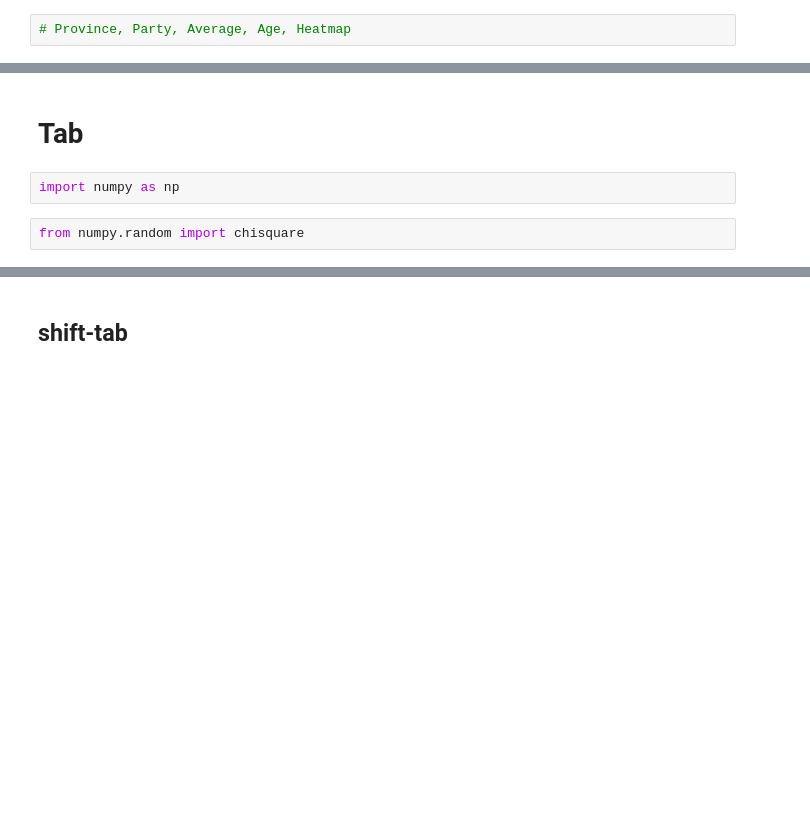
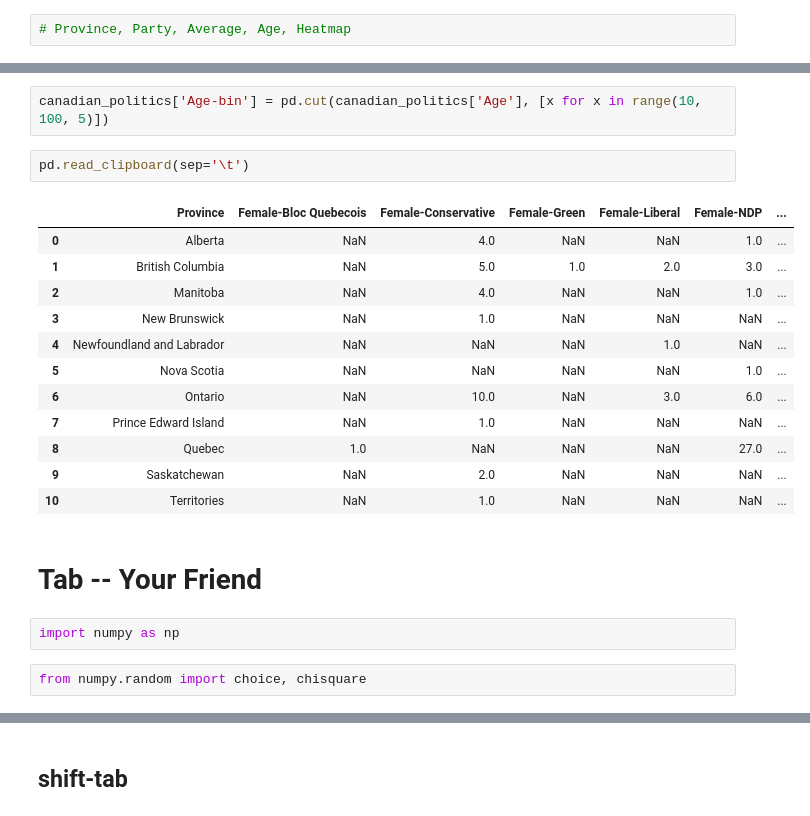
Before and after one commit to jbwhit/jupyter-tips-and-tricks, a Jupyter notebook: notebooks/01-Tips-and-tricks.ipynb, the cells around one changed output, grey strips where cells are left out. Cells and saved outputs as stored; diff of their text form; blank space fills up the shorter version.

```diff
--- a/notebooks/01-Tips-and-tricks.ipynb
+++ b/notebooks/01-Tips-and-tricks.ipynb
@@ -124,11 +123,28 @@ fig.tight_layout()
 pivot_ui(canadian_politics)
 # %% [output]
 [interactive output not drawn]
+# %%
+canadian_politics['Age-bin'] = pd.cut(canadian_politics['Age'], [x for x in range(10, 100, 5)])
+# %%
+pd.read_clipboard(sep='\t')
+# %% [output]
+|  | Province | Female-Bloc Quebecois | Female-Conservative | Female-Green | Female-Liberal | Female-NDP | ... |
+| 0 | Alberta | NaN | 4.0 | NaN | NaN | 1.0 | ... |
+| 1 | British Columbia | NaN | 5.0 | 1.0 | 2.0 | 3.0 | ... |
+| 2 | Manitoba | NaN | 4.0 | NaN | NaN | 1.0 | ... |
+| 3 | New Brunswick | NaN | 1.0 | NaN | NaN | NaN | ... |
+| 4 | Newfoundland and Labrador | NaN | NaN | NaN | 1.0 | NaN | ... |
+| 5 | Nova Scotia | NaN | NaN | NaN | NaN | 1.0 | ... |
+| 6 | Ontario | NaN | 10.0 | NaN | 3.0 | 6.0 | ... |
+| 7 | Prince Edward Island | NaN | 1.0 | NaN | NaN | NaN | ... |
+| 8 | Quebec | 1.0 | NaN | NaN | NaN | 27.0 | ... |
+| 9 | Saskatchewan | NaN | 2.0 | NaN | NaN | NaN | ... |
+| 10 | Territories | NaN | 1.0 | NaN | NaN | NaN | ... |
 # %% [markdown]
-# Tab
+# Tab -- Your Friend
 # %%
 import numpy as np
 # %%
-from numpy.random import chisquare
+from numpy.random import choice, chisquare
 # %%
 np.random.chisquare()
```
Also changed, not shown: parts of 32 cells of this notebook, 7 other files.
